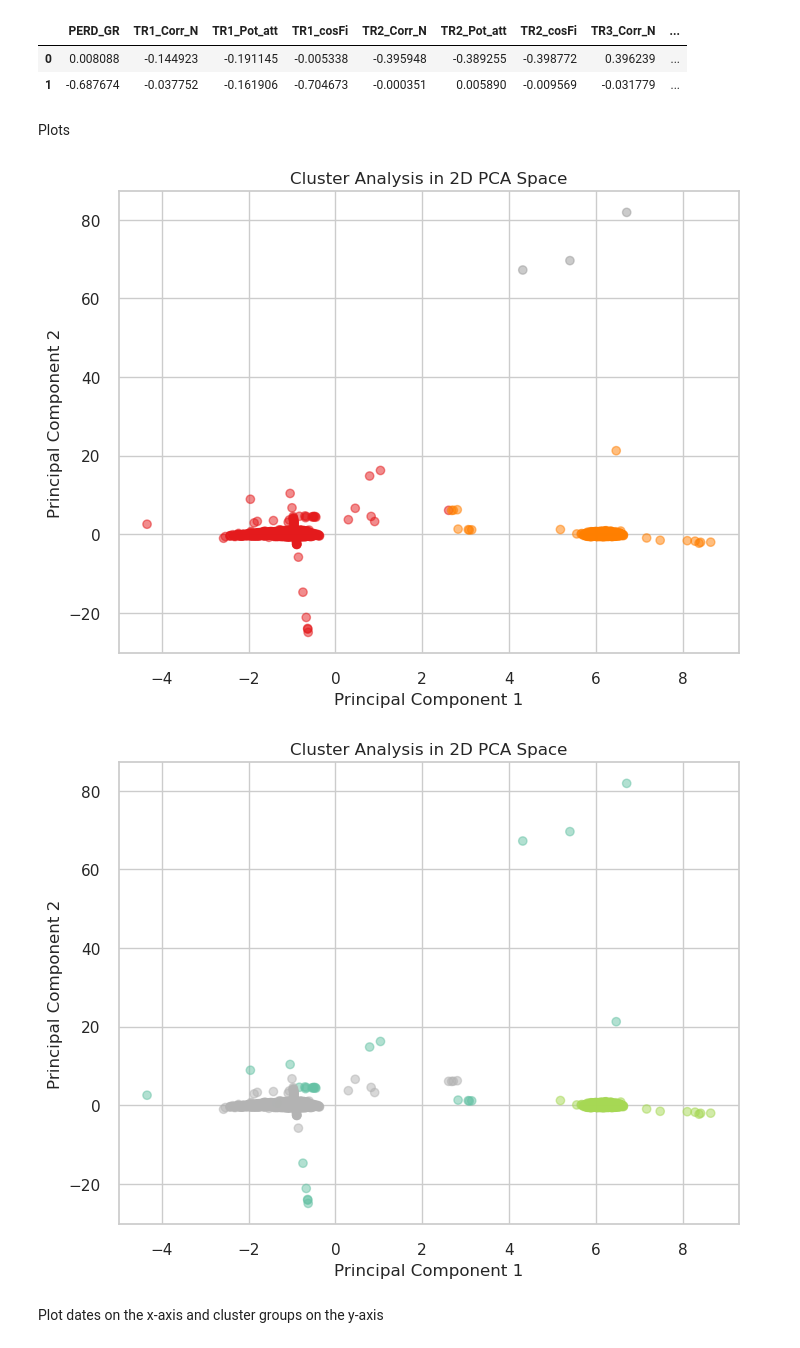
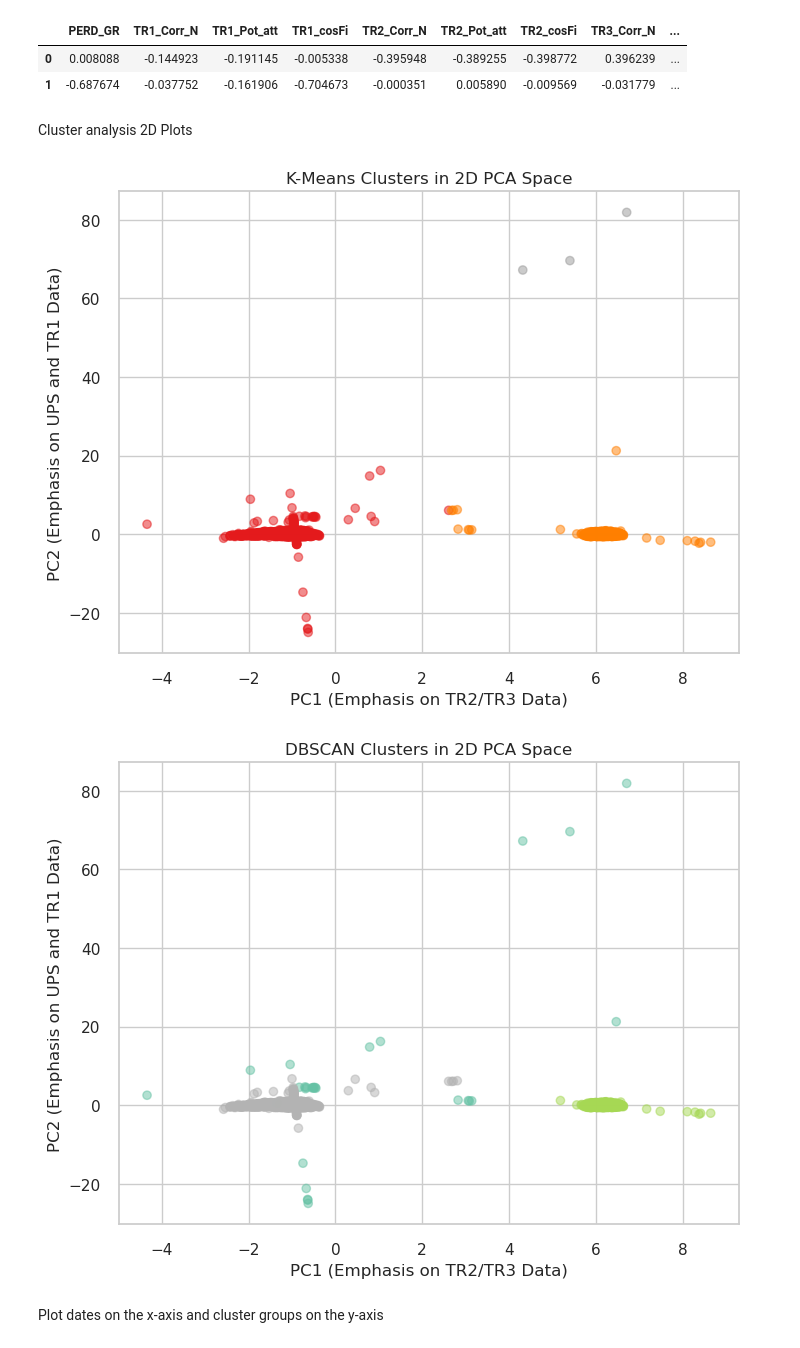
Before and after one commit to Matt17BR/ml4ds2324_cluster_analysis, a Jupyter notebook: scripts/cluster_analysis.ipynb, the cells around one changed output. Drawn from its saved outputs; the diff is of its cells as text; code cells hidden in the pictures.

Commit message:
Better labels for Cluster/PCA plots

```diff
--- a/scripts/cluster_analysis.ipynb
+++ b/scripts/cluster_analysis.ipynb
@@ -118,9 +117,11 @@ pca_loadings
 |  | PERD_GR | TR1_Corr_N | TR1_Pot_att | TR1_cosFi | TR2_Corr_N | TR2_Pot_att | TR2_cosFi | TR3_Corr_N | ... |
 | 0 | 0.008088 | -0.144923 | -0.191145 | -0.005338 | -0.395948 | -0.389255 | -0.398772 | 0.396239 | ... |
 | 1 | -0.687674 | -0.037752 | -0.161906 | -0.704673 | -0.000351 | 0.005890 | -0.009569 | -0.031779 | ... |
-# %% [markdown]
-Plots
+# %% [markdown]
+Cluster analysis 2D Plots
 # %%
+import seaborn as sns
+
 plotting_df = wide_standardized_noNA.copy()
 
 kmeans_k3 = KMeans(n_clusters=3, init='k-means++', n_init = 'auto', random_state=123)
@@ -129,27 +130,27 @@ plotting_df['K-Means Cluster'] = kmeans_k3.fit_predict(clustering_df)
 # Plotting the results
 plt.figure(figsize=(8, 6))
 plt.scatter(pca_df[:, 0], pca_df[:, 1], c=plotting_df['K-Means Cluster'], alpha=0.5, cmap='Set1')
-plt.xlabel('Principal Component 1')
-plt.ylabel('Principal Component 2')
-plt.title('Cluster Analysis in 2D PCA Space')
+plt.xlabel('PC1 (Emphasis on TR2/TR3 Data)')
+plt.ylabel('PC2 (Emphasis on UPS and TR1 Data)')
+plt.title('K-Means Clusters in 2D PCA Space')
 plt.grid(True)
 plt.show()
 # %% [output]
-[figure, old version]
+[figure, new version]
 # %%
 dbscan_k3 = DBSCAN(eps=5, min_samples=11)
 plotting_df['DBSCAN Cluster'] = dbscan_k3.fit_predict(clustering_df)
 
 # Plotting the results
 plt.figure(figsize=(8, 6))
 plt.scatter(pca_df[:, 0], pca_df[:, 1], c=plotting_df['DBSCAN Cluster'], alpha=0.5, cmap='Set2')
-plt.xlabel('Principal Component 1')
-plt.ylabel('Principal Component 2')
-plt.title('Cluster Analysis in 2D PCA Space')
+plt.xlabel('PC1 (Emphasis on TR2/TR3 Data)')
+plt.ylabel('PC2 (Emphasis on UPS and TR1 Data)')
+plt.title('DBSCAN Clusters in 2D PCA Space')
 plt.grid(True)
 plt.show()
 # %% [output]
-[figure, old version]
+[figure, new version]
 # %% [markdown]
 Plot dates on the x-axis and cluster groups on the y-axis
 # %%
```
Also changed, not shown: parts of 1 cell of this notebook.
